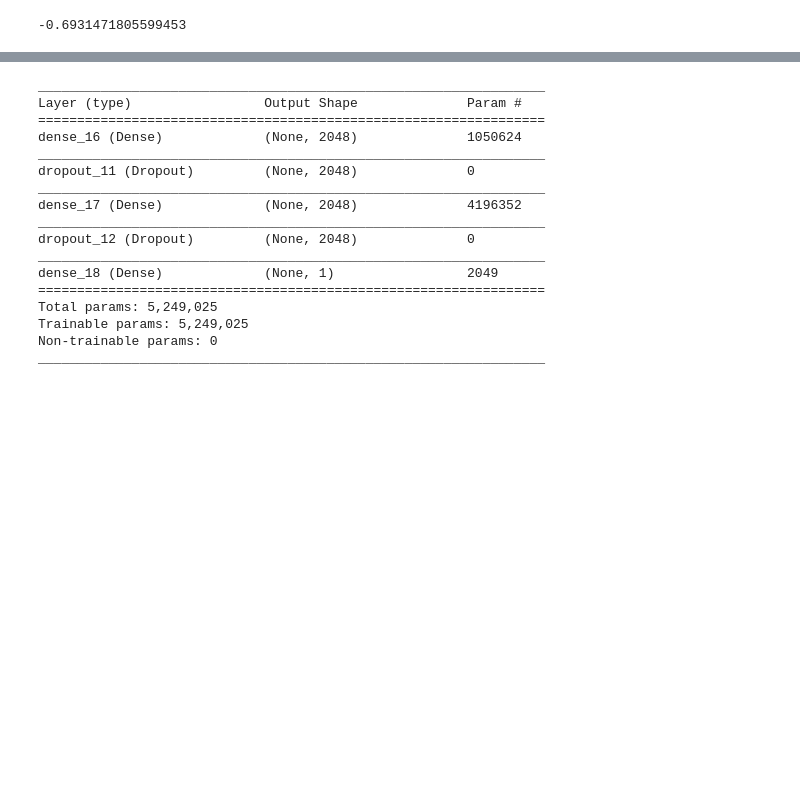
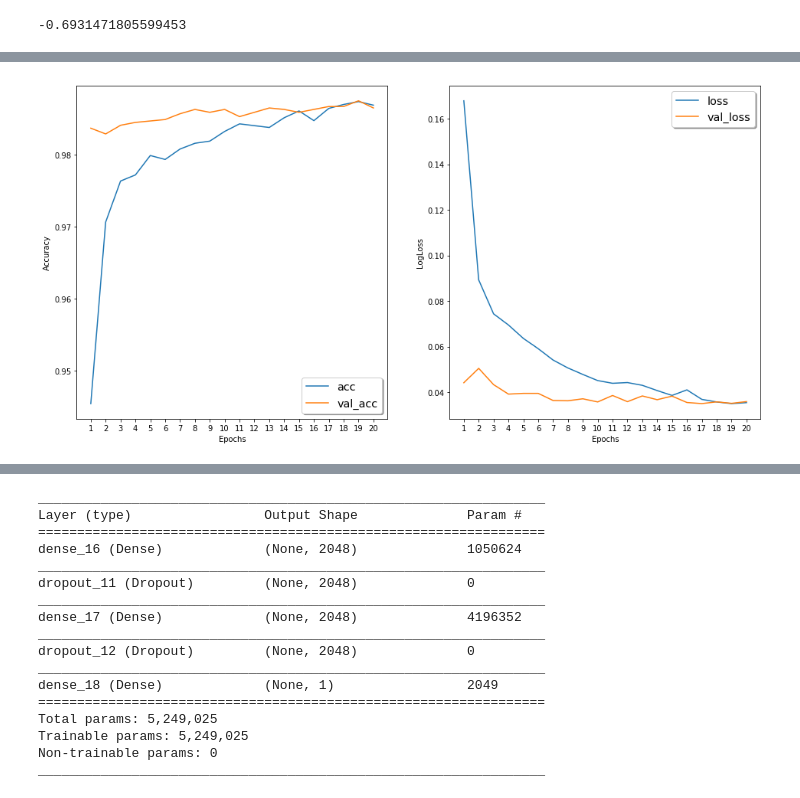
Before and after one commit to lssxfy123/PythonStudy, a Jupyter notebook: udacity_test/machine_learn/MLND_CN_Graduate/graduate6.ipynb, the cells around one changed output, grey strips where cells are left out. Cells and saved outputs as stored; diff of their text form; code cells hidden in the pictures; blank space fills up the shorter version.

```diff
--- a/udacity_test/machine_learn/MLND_CN_Graduate/graduate6.ipynb
+++ b/udacity_test/machine_learn/MLND_CN_Graduate/graduate6.ipynb
@@ -106,0 +108,25 @@ plt.ylabel('LogLoss');
+# %%
+with open('vgg19_SGD_0.5_history.pkl', 'rb') as file:
+    history = pickle.load(file)
+    acc = history['acc']
+    loss = history['loss']
+    val_acc = history['val_acc']
+    val_loss = history['val_loss']
+
+plt.figure(figsize=(16, 8))
+plt.subplot(121)
+plt.plot(range(1, len(acc) + 1), acc, label='acc')
+plt.plot(range(1, len(acc) + 1), val_acc, label='val_acc')
+plt.xticks(range(1, len(acc) + 1));
+plt.legend(loc='lower right', shadow=True, fontsize='x-large')
+plt.xlabel('Epochs')
+plt.ylabel('Accuracy')
+plt.subplot(122)
+plt.plot(range(1, len(acc) + 1), loss, label='loss')
+plt.plot(range(1, len(acc) + 1), val_loss, label='val_loss')
+plt.xticks(range(1, len(acc) + 1));
+plt.legend(loc='upper right', shadow=True, fontsize='x-large')
+plt.xlabel('Epochs')
+plt.ylabel('LogLoss');
+# %% [output]
+[figure, added]
```
Also changed, not shown: parts of 10 cells of this notebook, 4 other files.
